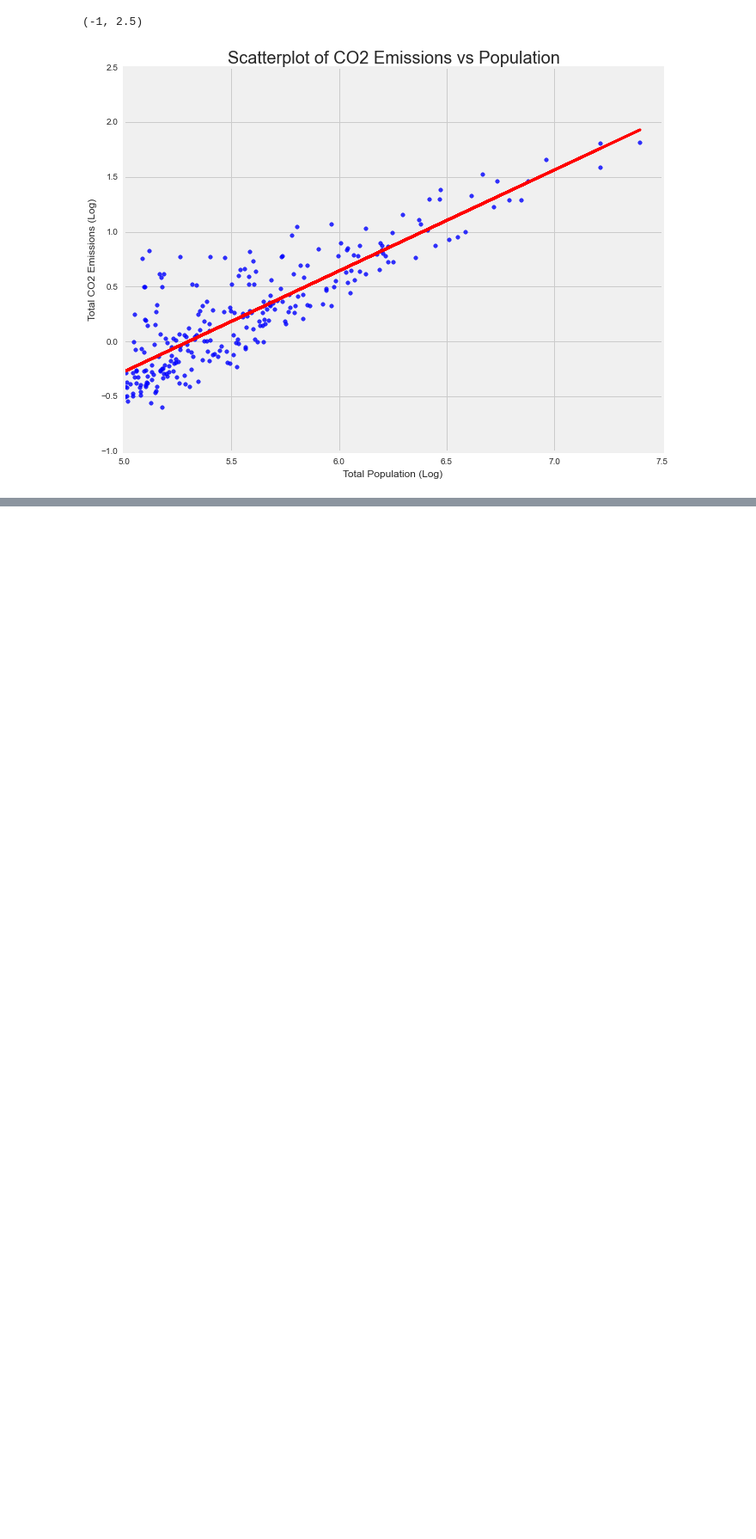
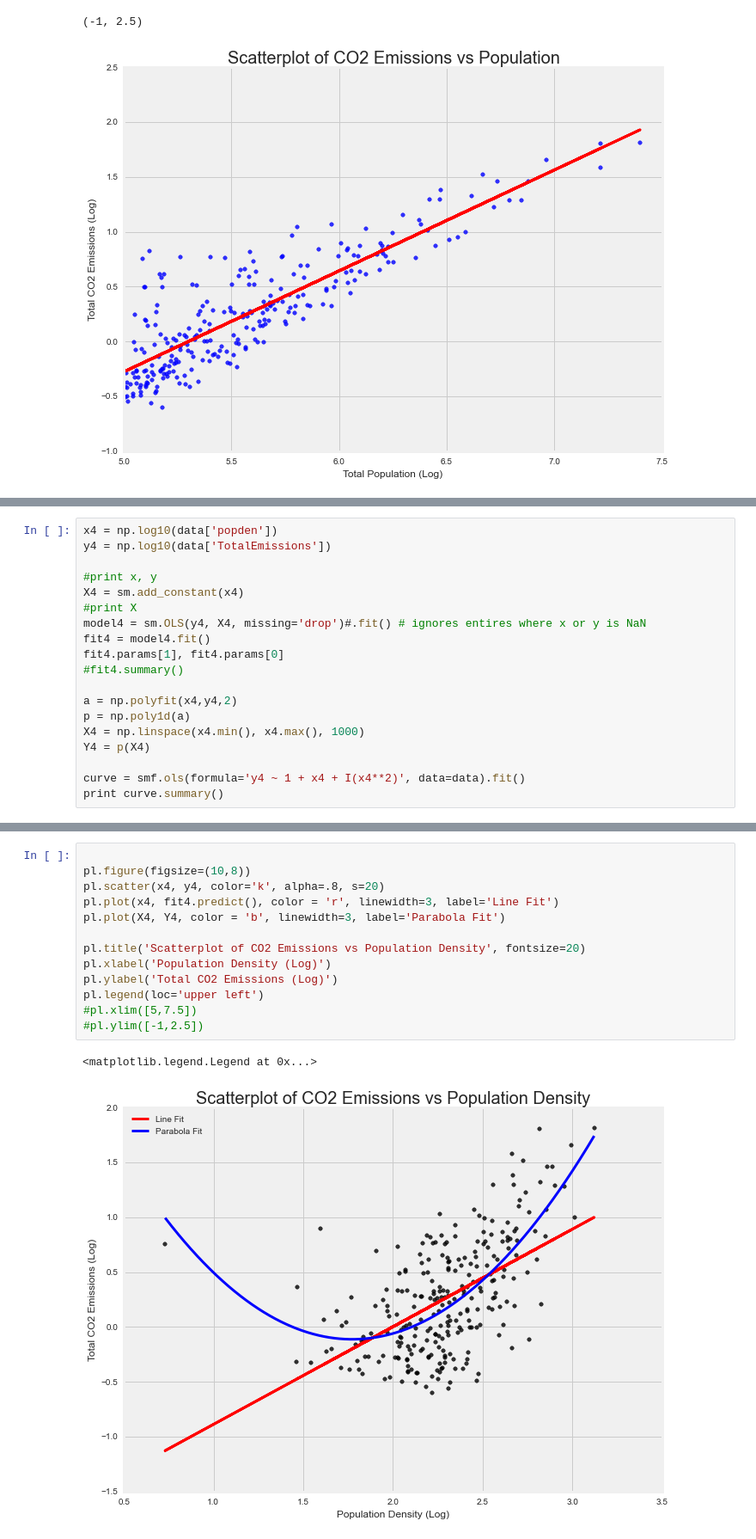
Before and after one commit to livenlulu/PUI2015_lkang, a Jupyter notebook: Civics/lkang_probset2.ipynb, the cells around one changed output, grey strips where cells are left out. Shown at 86% size. Cells and saved outputs as stored; diff of their text form; blank space fills up the shorter version.

```diff
--- a/Civics/lkang_probset2.ipynb
+++ b/Civics/lkang_probset2.ipynb
@@ -321,0 +355,19 @@ KeyError: 'Total'
+# %%
+x4 = np.log10(data['popden'])
+y4 = np.log10(data['TotalEmissions'])
+
+#print x, y
+X4 = sm.add_constant(x4)
+#print X
+model4 = sm.OLS(y4, X4, missing='drop')#.fit() # ignores entires where x or y is NaN
+fit4 = model4.fit()
+fit4.params[1], fit4.params[0]
+#fit4.summary()
+
+a = np.polyfit(x4,y4,2)
+p = np.poly1d(a)
+X4 = np.linspace(x4.min(), x4.max(), 1000)
+Y4 = p(X4)
+
+curve = smf.ols(formula='y4 ~ 1 + x4 + I(x4**2)', data=data).fit()
+print curve.summary()
@@ -321,0 +392,16 @@ KeyError: 'Total'
+# %%
+
+pl.figure(figsize=(10,8))
+pl.scatter(x4, y4, color='k', alpha=.8, s=20)
+pl.plot(x4, fit4.predict(), color = 'r', linewidth=3, label='Line Fit')
+pl.plot(X4, Y4, color = 'b', linewidth=3, label='Parabola Fit')
+
+pl.title('Scatterplot of CO2 Emissions vs Population Density', fontsize=20)
+pl.xlabel('Population Density (Log)')
+pl.ylabel('Total CO2 Emissions (Log)')
+pl.legend(loc='upper left')
+#pl.xlim([5,7.5])
+#pl.ylim([-1,2.5])
+# %% [output]
+<matplotlib.legend.Legend at 0x...>
+[figure, added]
```
Also changed, not shown: parts of 8 cells of this notebook.
